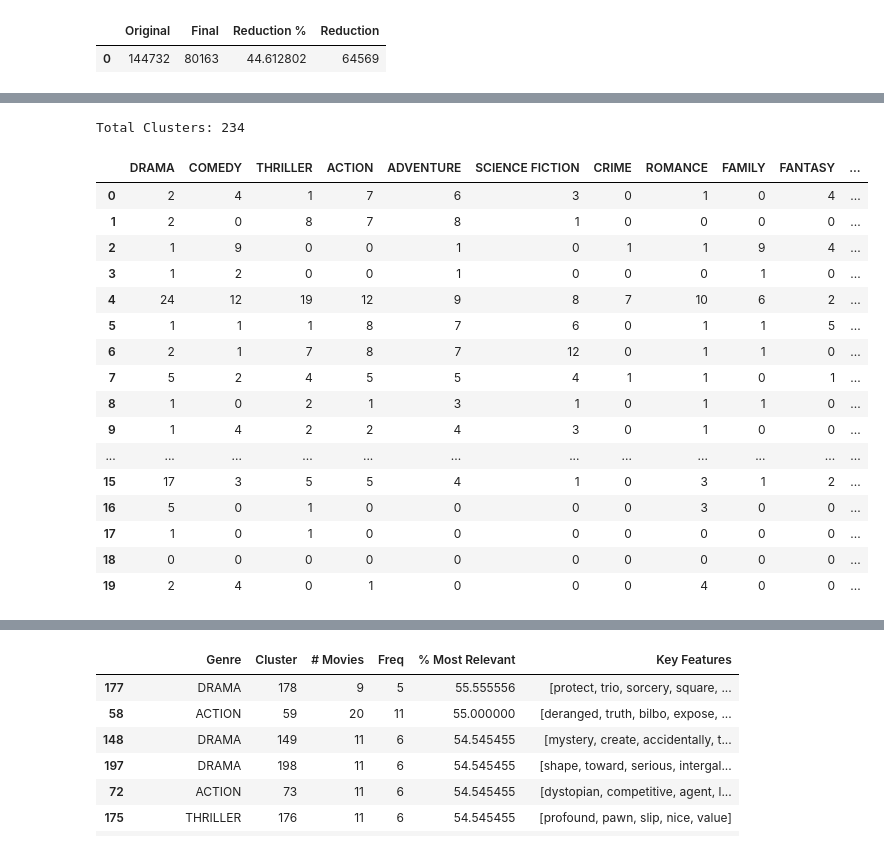
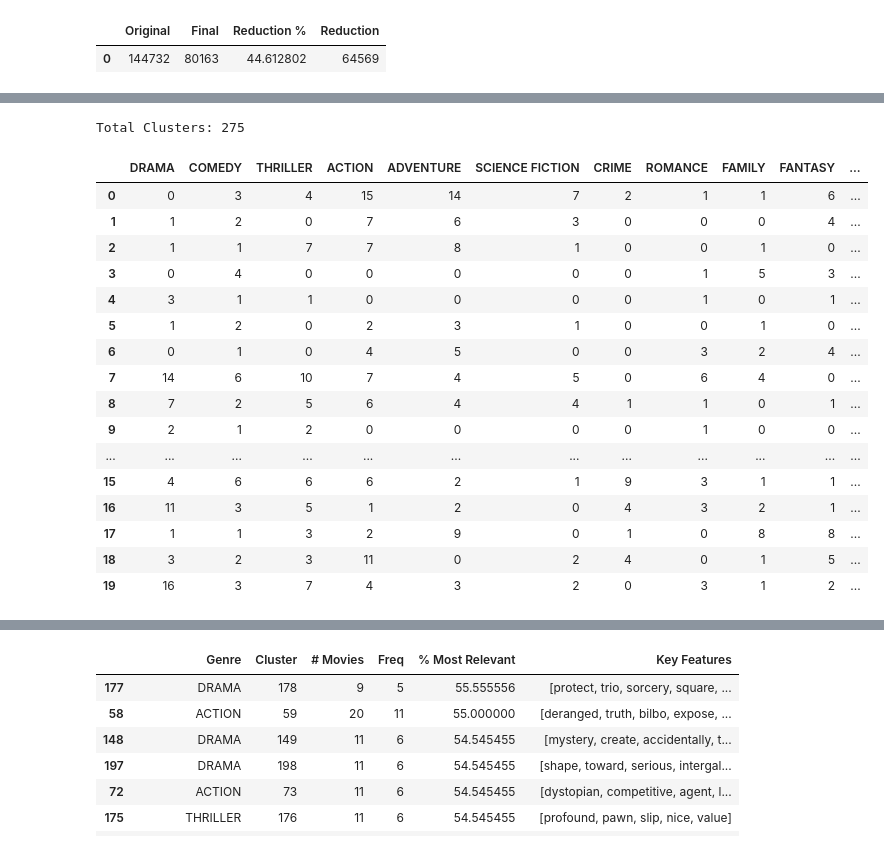
Before and after one commit to bosp86/NLP, a Jupyter notebook: notebooks/experimento 1/Experimento 1.ipynb, the cells around one changed output, grey strips where cells are left out. Saved outputs shown, nothing was run; the diff lists cells and outputs as text; code cells hidden in the pictures.

```diff
--- a/notebooks/experimento 1/Experimento 1.ipynb
+++ b/notebooks/experimento 1/Experimento 1.ipynb
@@ -117,7 +117,7 @@ df.head()
 | 0 | 144732 | 80163 | 44.612802 | 64569 |
 # %%
 #VECTORIZER
-vectorizer = TfidfVectorizer(max_features=3000)
+vectorizer = TfidfVectorizer(max_features=5000)
 feature_matrix = vectorizer.fit_transform(norm_movie_synopses).astype(float)
 feature_names = vectorizer.get_feature_names()
 
@@ -326,39 +318,37 @@ ap_obj, clusters = affinity_propagation(feature_matrix=feature_matrix)
 movie_data['Cluster'] = clusters
 # %%
 c = Counter(clusters)
+total_clusters = len(c)
+print ('Total Clusters:', total_clusters)
+# %% [output]
+Total Clusters: 275
-# %%
-total_clusters = len(c)
-print ('Total Clusters:', total_clusters)
-# %% [output]
-Total Clusters: 234
 # %%
 cluster_data =  get_cluster_data(clustering_obj=ap_obj,
                                  movie_data=movie_data,
                                  feature_names=feature_names,
                                  num_clusters=total_clusters,
                                  topn_features=5)
 
-df , df2 = print_cluster_data2(cluster_data)
+df_afinity_propagation , df2_afinity_propagation = print_cluster_data_report(cluster_data)
 
 
-df = df[['DRAMA', 'COMEDY', 'THRILLER', 'ACTION', 'ADVENTURE', 'SCIENCE FICTION', 'CRIME', 'ROMANCE', 'FAMILY', 'FANTASY', 'HORROR', 'ANIMATION', 'MYSTERY', 'HISTORY', 'WAR', 'MUSIC', 'WESTERN', 'TV MOVIE', 'DOCUMENTARY']]
 
-df.head(20)
+df_afinity_propagation.head(20)
 # %% [output]
 |  | DRAMA | COMEDY | THRILLER | ACTION | ADVENTURE | SCIENCE FICTION | CRIME | ROMANCE | FAMILY | FANTASY | ... |
-| 0 | 2 | 4 | 1 | 7 | 6 | 3 | 0 | 1 | 0 | 4 | ... |
-| 1 | 2 | 0 | 8 | 7 | 8 | 1 | 0 | 0 | 0 | 0 | ... |
-| 2 | 1 | 9 | 0 | 0 | 1 | 0 | 1 | 1 | 9 | 4 | ... |
-| 3 | 1 | 2 | 0 | 0 | 1 | 0 | 0 | 0 | 1 | 0 | ... |
-| 4 | 24 | 12 | 19 | 12 | 9 | 8 | 7 | 10 | 6 | 2 | ... |
-| 5 | 1 | 1 | 1 | 8 | 7 | 6 | 0 | 1 | 1 | 5 | ... |
-| 6 | 2 | 1 | 7 | 8 | 7 | 12 | 0 | 1 | 1 | 0 | ... |
-| 7 | 5 | 2 | 4 | 5 | 5 | 4 | 1 | 1 | 0 | 1 | ... |
-| 8 | 1 | 0 | 2 | 1 | 3 | 1 | 0 | 1 | 1 | 0 | ... |
-| 9 | 1 | 4 | 2 | 2 | 4 | 3 | 0 | 1 | 0 | 0 | ... |
+| 0 | 0 | 3 | 4 | 15 | 14 | 7 | 2 | 1 | 1 | 6 | ... |
+| 1 | 1 | 2 | 0 | 7 | 6 | 3 | 0 | 0 | 0 | 4 | ... |
+| 2 | 1 | 1 | 7 | 7 | 8 | 1 | 0 | 0 | 1 | 0 | ... |
+| 3 | 0 | 4 | 0 | 0 | 0 | 0 | 0 | 1 | 5 | 3 | ... |
+| 4 | 3 | 1 | 1 | 0 | 0 | 0 | 0 | 1 | 0 | 1 | ... |
+| 5 | 1 | 2 | 0 | 2 | 3 | 1 | 0 | 0 | 1 | 0 | ... |
+| 6 | 0 | 1 | 0 | 4 | 5 | 0 | 0 | 3 | 2 | 4 | ... |
+| 7 | 14 | 6 | 10 | 7 | 4 | 5 | 0 | 6 | 4 | 0 | ... |
+| 8 | 7 | 2 | 5 | 6 | 4 | 4 | 1 | 1 | 0 | 1 | ... |
+| 9 | 2 | 1 | 2 | 0 | 0 | 0 | 0 | 1 | 0 | 0 | ... |
 | ... | ... | ... | ... | ... | ... | ... | ... | ... | ... | ... | ... |
-| 15 | 17 | 3 | 5 | 5 | 4 | 1 | 0 | 3 | 1 | 2 | ... |
-| 16 | 5 | 0 | 1 | 0 | 0 | 0 | 0 | 3 | 0 | 0 | ... |
-| 17 | 1 | 0 | 1 | 0 | 0 | 0 | 0 | 0 | 0 | 0 | ... |
-| 18 | 0 | 0 | 0 | 0 | 0 | 0 | 0 | 0 | 0 | 0 | ... |
-| 19 | 2 | 4 | 0 | 1 | 0 | 0 | 0 | 4 | 0 | 0 | ... |
+| 15 | 4 | 6 | 6 | 6 | 2 | 1 | 9 | 3 | 1 | 1 | ... |
+| 16 | 11 | 3 | 5 | 1 | 2 | 0 | 4 | 3 | 2 | 1 | ... |
+| 17 | 1 | 1 | 3 | 2 | 9 | 0 | 1 | 0 | 8 | 8 | ... |
+| 18 | 3 | 2 | 3 | 11 | 0 | 2 | 4 | 0 | 1 | 5 | ... |
+| 19 | 16 | 3 | 7 | 4 | 3 | 2 | 0 | 3 | 1 | 2 | ... |
```
Also changed, not shown: parts of 9 cells of this notebook.
